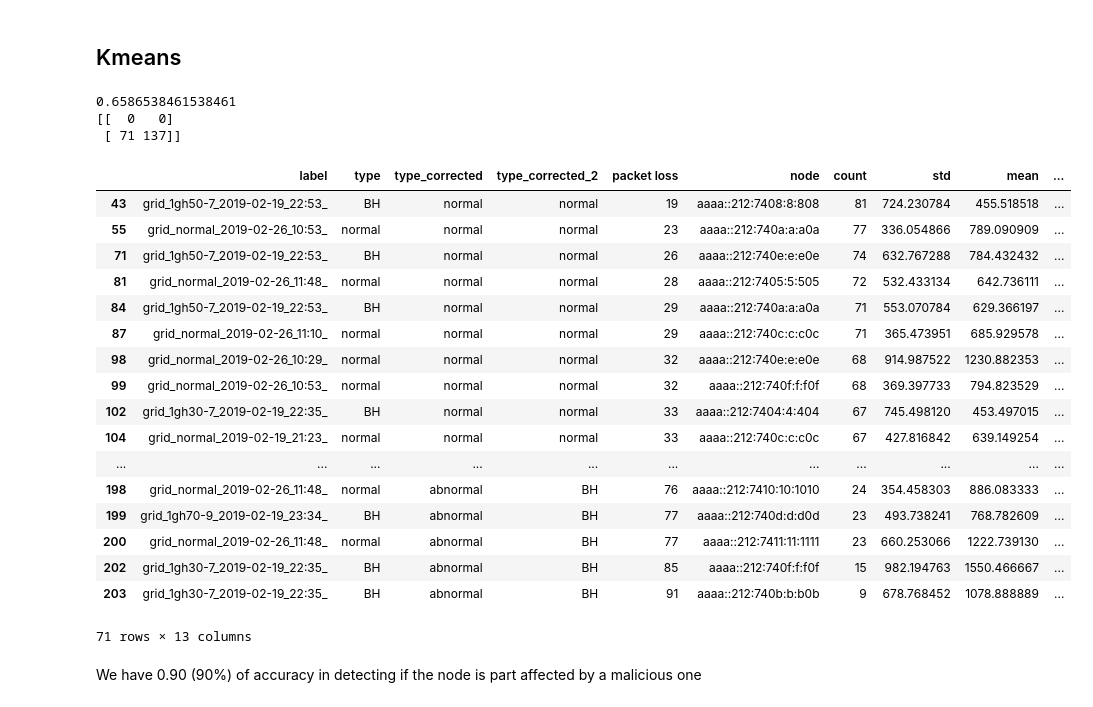
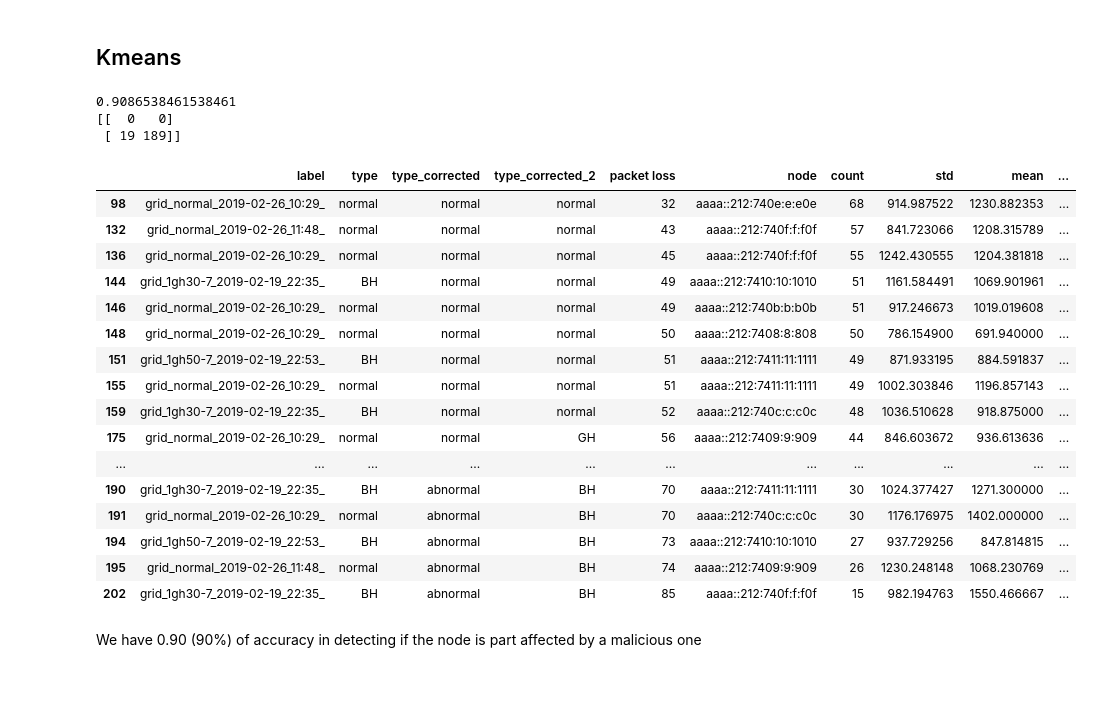
Before and after one commit to ichatz/iot-netprofiler, a Jupyter notebook: results/Nodes corrected.ipynb, the cells around one changed output. Cells and saved outputs as stored; diff of their text form; code cells hidden in the pictures.

```diff
--- a/results/Nodes corrected.ipynb
+++ b/results/Nodes corrected.ipynb
@@ -23,13 +23,13 @@ correction=[]
 
 features_to_drop=[
         "label",
-    # "mean",
-        "var",
-        # "std",
-       #  "packet loss",
+     #"mean",
+       # "var",
+       #  "std",
+         "packet loss",
        #  "outliers",
        #  "hop",
-    "count",
+   # "count",
         "node",
     "type",
     "type_corrected",
@@ -40,52 +40,51 @@ features_to_drop=[
 for i in range(len(corr)):
     if(i=="normal"):
         correction.append(0)
     else:
         correction.append(1)
 data = df.drop(features_to_drop, axis=1)
 
 kmeans = KMeans(n_clusters=2)
 kmeans.fit(data)
 labels = kmeans.predict(data)
 
 labels = accuracy_score_corrected(correction, labels)
 
 accuracy=sm.accuracy_score(correction,labels)
 confusion_matrix=sm.confusion_matrix(correction, labels)
 print(accuracy)
 print(confusion_matrix)
 kmeans=df
 
 predicted=[]
 for i in range(len(labels)):
     if(labels[i]==0):
         predicted.append("normal")
     else:
         predicted.append("abnormal")
 kmeans["predicted"]=predicted
 kmeans[kmeans["predicted"]=="normal"]
 # %% [output]
-0.6586538461538461
+0.9086538461538461
 [[  0   0]
- [ 71 137]]
+ [ 19 189]]
 |  | label | type | type_corrected | type_corrected_2 | packet loss | node | count | std | mean | ... |
-| 43 | grid_1gh50-7_2019-02-19_22:53_ | BH | normal | normal | 19 | aaaa::212:7408:8:808 | 81 | 724.230784 | 455.518518 | ... |
-| 55 | grid_normal_2019-02-26_10:53_ | normal | normal | normal | 23 | aaaa::212:740a:a:a0a | 77 | 336.054866 | 789.090909 | ... |
-| 71 | grid_1gh50-7_2019-02-19_22:53_ | BH | normal | normal | 26 | aaaa::212:740e:e:e0e | 74 | 632.767288 | 784.432432 | ... |
-| 81 | grid_normal_2019-02-26_11:48_ | normal | normal | normal | 28 | aaaa::212:7405:5:505 | 72 | 532.433134 | 642.736111 | ... |
-| 84 | grid_1gh50-7_2019-02-19_22:53_ | BH | normal | normal | 29 | aaaa::212:740a:a:a0a | 71 | 553.070784 | 629.366197 | ... |
-| 87 | grid_normal_2019-02-26_11:10_ | normal | normal | normal | 29 | aaaa::212:740c:c:c0c | 71 | 365.473951 | 685.929578 | ... |
 | 98 | grid_normal_2019-02-26_10:29_ | normal | normal | normal | 32 | aaaa::212:740e:e:e0e | 68 | 914.987522 | 1230.882353 | ... |
-| 99 | grid_normal_2019-02-26_10:53_ | normal | normal | normal | 32 | aaaa::212:740f:f:f0f | 68 | 369.397733 | 794.823529 | ... |
-| 102 | grid_1gh30-7_2019-02-19_22:35_ | BH | normal | normal | 33 | aaaa::212:7404:4:404 | 67 | 745.498120 | 453.497015 | ... |
-| 104 | grid_normal_2019-02-19_21:23_ | normal | normal | normal | 33 | aaaa::212:740c:c:c0c | 67 | 427.816842 | 639.149254 | ... |
+| 132 | grid_normal_2019-02-26_11:48_ | normal | normal | normal | 43 | aaaa::212:740f:f:f0f | 57 | 841.723066 | 1208.315789 | ... |
+| 136 | grid_normal_2019-02-26_10:29_ | normal | normal | normal | 45 | aaaa::212:740f:f:f0f | 55 | 1242.430555 | 1204.381818 | ... |
+| 144 | grid_1gh30-7_2019-02-19_22:35_ | BH | normal | normal | 49 | aaaa::212:7410:10:1010 | 51 | 1161.584491 | 1069.901961 | ... |
+| 146 | grid_normal_2019-02-26_10:29_ | normal | normal | normal | 49 | aaaa::212:740b:b:b0b | 51 | 917.246673 | 1019.019608 | ... |
+| 148 | grid_normal_2019-02-26_10:29_ | normal | normal | normal | 50 | aaaa::212:7408:8:808 | 50 | 786.154900 | 691.940000 | ... |
+| 151 | grid_1gh50-7_2019-02-19_22:53_ | BH | normal | normal | 51 | aaaa::212:7411:11:1111 | 49 | 871.933195 | 884.591837 | ... |
+| 155 | grid_normal_2019-02-26_10:29_ | normal | normal | normal | 51 | aaaa::212:7411:11:1111 | 49 | 1002.303846 | 1196.857143 | ... |
+| 159 | grid_1gh30-7_2019-02-19_22:35_ | BH | normal | normal | 52 | aaaa::212:740c:c:c0c | 48 | 1036.510628 | 918.875000 | ... |
+| 175 | grid_normal_2019-02-26_10:29_ | normal | normal | GH | 56 | aaaa::212:7409:9:909 | 44 | 846.603672 | 936.613636 | ... |
 | ... | ... | ... | ... | ... | ... | ... | ... | ... | ... | ... |
-| 198 | grid_normal_2019-02-26_11:48_ | normal | abnormal | BH | 76 | aaaa::212:7410:10:1010 | 24 | 354.458303 | 886.083333 | ... |
-| 199 | grid_1gh70-9_2019-02-19_23:34_ | BH | abnormal | BH | 77 | aaaa::212:740d:d:d0d | 23 | 493.738241 | 768.782609 | ... |
-| 200 | grid_normal_2019-02-26_11:48_ | normal | abnormal | BH | 77 | aaaa::212:7411:11:1111 | 23 | 660.253066 | 1222.739130 | ... |
+| 190 | grid_1gh30-7_2019-02-19_22:35_ | BH | abnormal | BH | 70 | aaaa::212:7411:11:1111 | 30 | 1024.377427 | 1271.300000 | ... |
+| 191 | grid_normal_2019-02-26_10:29_ | normal | abnormal | BH | 70 | aaaa::212:740c:c:c0c | 30 | 1176.176975 | 1402.000000 | ... |
+| 194 | grid_1gh50-7_2019-02-19_22:53_ | BH | abnormal | BH | 73 | aaaa::212:7410:10:1010 | 27 | 937.729256 | 847.814815 | ... |
+| 195 | grid_normal_2019-02-26_11:48_ | normal | abnormal | BH | 74 | aaaa::212:7409:9:909 | 26 | 1230.248148 | 1068.230769 | ... |
 | 202 | grid_1gh30-7_2019-02-19_22:35_ | BH | abnormal | BH | 85 | aaaa::212:740f:f:f0f | 15 | 982.194763 | 1550.466667 | ... |
-| 203 | grid_1gh30-7_2019-02-19_22:35_ | BH | abnormal | BH | 91 | aaaa::212:740b:b:b0b | 9 | 678.768452 | 1078.888889 | ... |
-71 rows × 13 columns
 # %% [markdown]
 We have 0.90  (90%) of accuracy in detecting if the node is part affected by a malicious one
 # %% [markdown]
```
Also changed, not shown: parts of 6 cells of this notebook.
